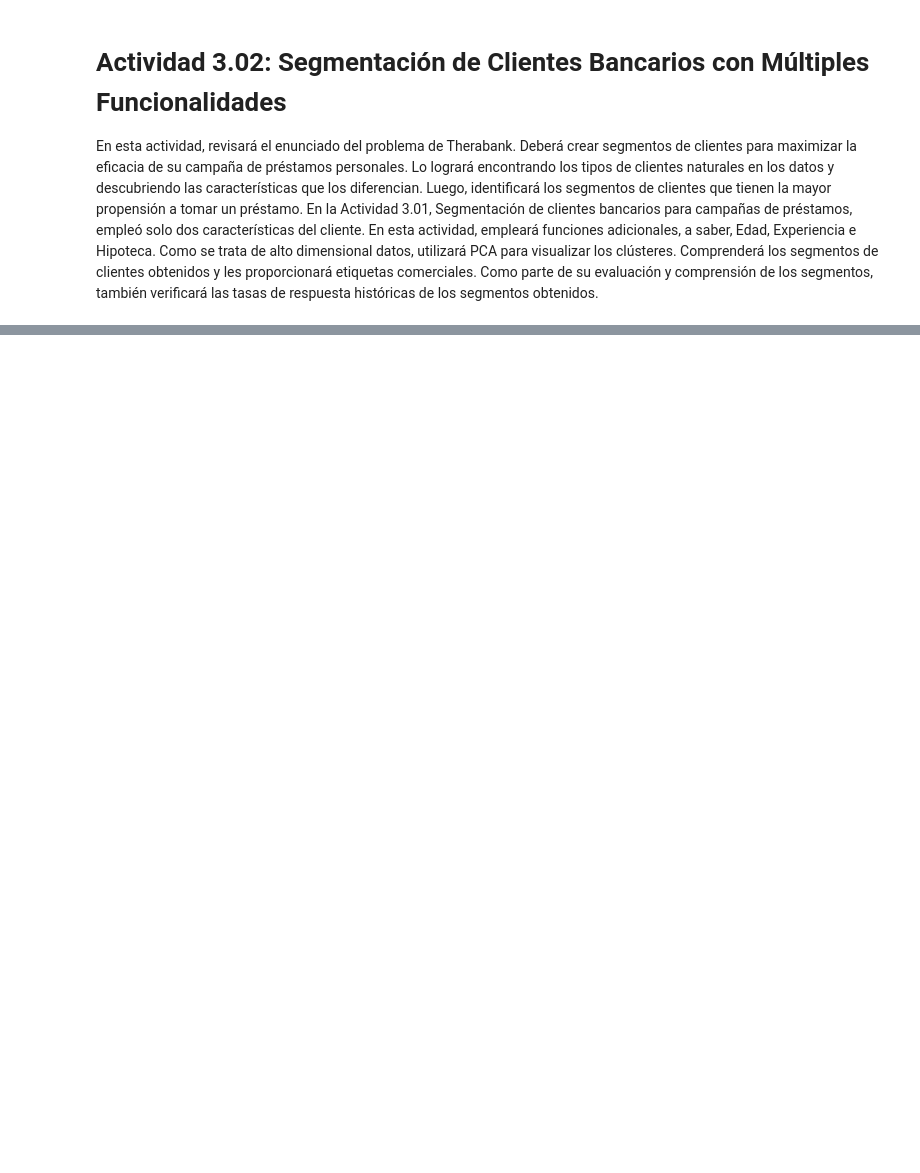
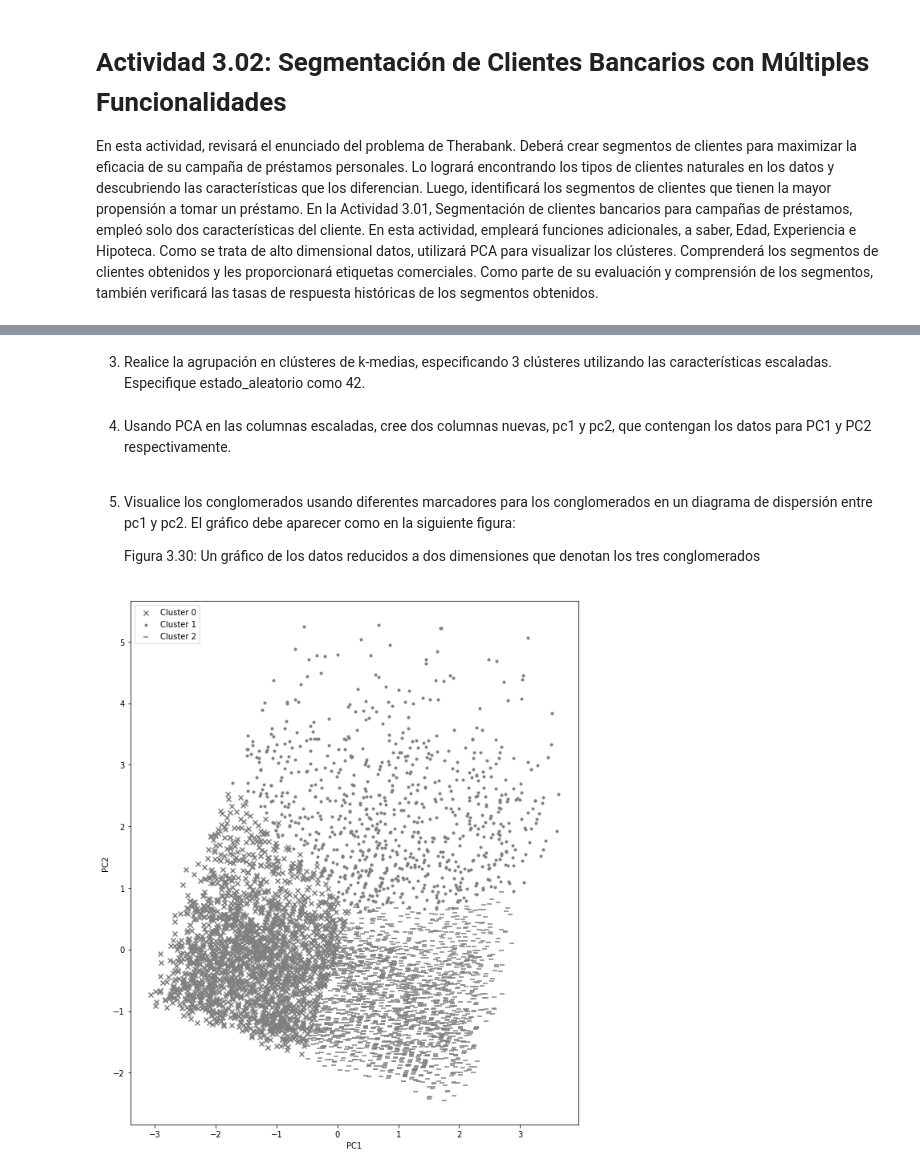
Before and after one commit to limspiga/customer-analytics, a Jupyter notebook: week-2a/customer_analytics_week_2a.ipynb, the cells around one changed output, grey strips where cells are left out. Saved outputs shown, nothing was run; the diff lists cells and outputs as text; code cells hidden in the pictures; blank space fills up the shorter version.

```diff
--- a/week-2a/customer_analytics_week_2a.ipynb
+++ b/week-2a/customer_analytics_week_2a.ipynb
@@ -831,0 +833,6 @@ Ejecute los siguientes pasos para completar la actividad:
+# %%
+bank_scaled = bank0.copy()
+cluster_cols = ['Income', 'CCAvg', 'Age', 'Experience', \
+'Mortgage']
+bank_scaled[cluster_cols] = scaler.fit_transform\
+                            (bank_scaled[cluster_cols])
@@ -831,0 +854,36 @@ Ejecute los siguientes pasos para completar la actividad:
+# %% [markdown]
+
+3. Realice la agrupación en clústeres de k-medias, especificando 3 clústeres utilizando las características escaladas. Especifique estado_aleatorio como 42.
+# %%
+model = KMeans(n_clusters=3, random_state=42)
+model.fit(bank_scaled[cluster_cols])
+bank_scaled['Cluster'] = model.predict(bank_scaled[cluster_cols])
+# %% [markdown]
+
+4. Usando PCA en las columnas escaladas, cree dos columnas nuevas, pc1 y pc2, que contengan los datos para PC1 y PC2 respectivamente.
+# %%
+from sklearn import decomposition
+pca = decomposition.PCA(n_components=2)
+pca_res = pca.fit_transform(bank_scaled[cluster_cols])
+bank_scaled['pc1'] = pca_res[:,0]
+bank_scaled['pc2'] = pca_res[:,1]
+# %% [markdown]
+
+5. Visualice los conglomerados usando diferentes marcadores para los conglomerados en un diagrama de dispersión entre pc1 y pc2. El gráfico debe aparecer como en la siguiente figura:
+
+    Figura 3.30: Un gráfico de los datos reducidos a dos dimensiones que denotan los tres conglomerados
+# %%
+markers = ['x', '.', '_']
+plt.figure(figsize=[10,12])
+for clust in range(3):
+    temp = bank_scaled[bank_scaled.Cluster == clust]
+    plt.scatter(temp.pc1, temp.pc2, marker=markers[clust],
+                label="Cluster "+str(clust),
+                color='gray')
+
+plt.xlabel('PC1')
+plt.ylabel('PC2')
+plt.legend()
+plt.show()
+# %% [output]
+[figure, added]
```
Also changed, not shown: parts of 17 cells of this notebook.
